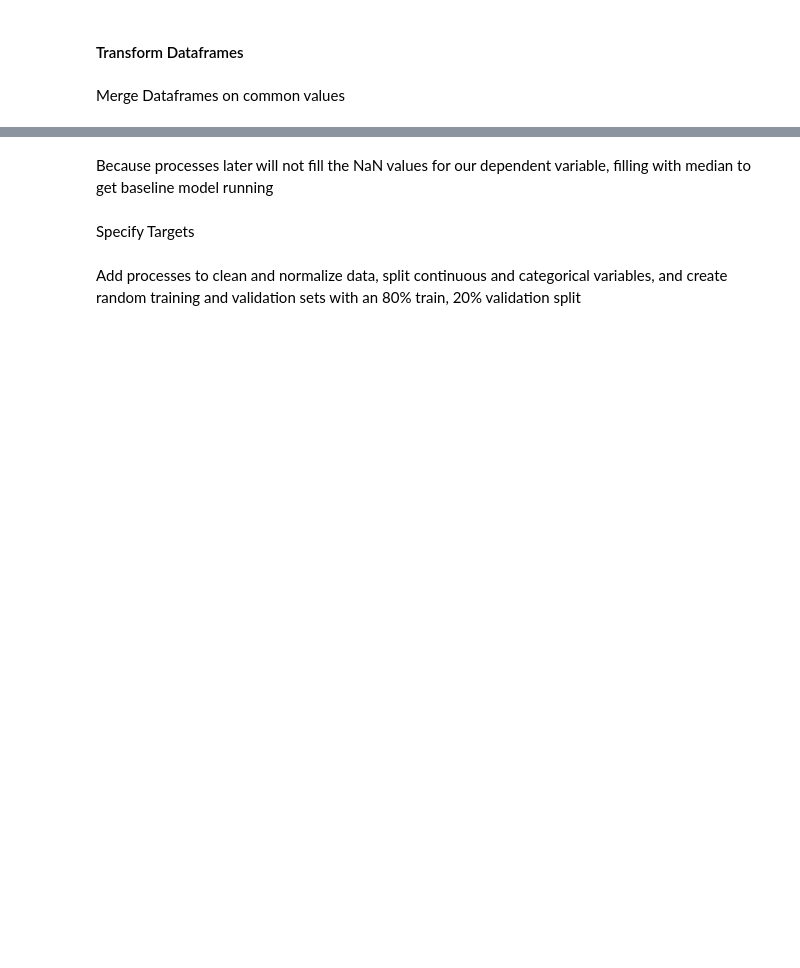
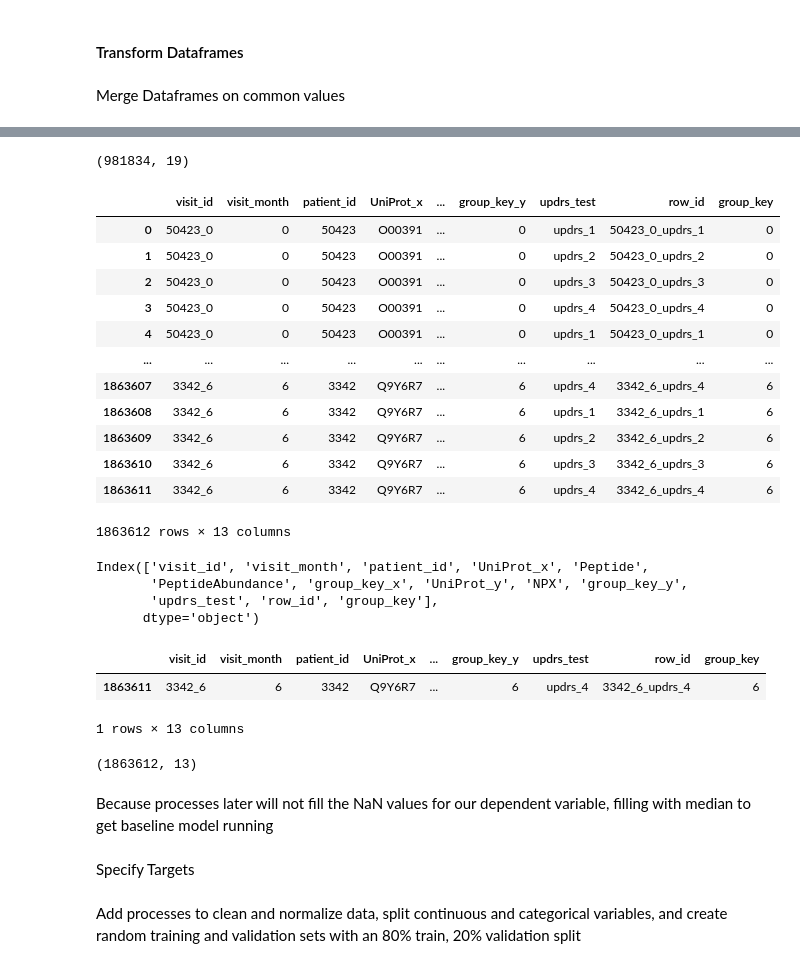
Before and after one commit to peterbull/parkinsons-progression, a Jupyter notebook: pb_parkinsons_prog.ipynb, the cells around one changed output, grey strips where cells are left out. Drawn from its saved outputs; the diff is of its cells as text; code cells hidden in the pictures; blank space fills up the shorter version.

```diff
--- a/pb_parkinsons_prog.ipynb
+++ b/pb_parkinsons_prog.ipynb
@@ -95,6 +97,6 @@ df_train_supplemental = pd.read_csv(path/"supplemental_clinical_data.csv", low_m
 Test Data
 # %%
 #| export
-df_train_proteins = pd.read_csv(path/"example_test_files/test_proteins.csv", low_memory=False)
-df_test_peptides = pd.read_csv(path/"example_test_files/test_peptides.csv", low_memory=False)
-df_test_updrs = pd.read_csv(path/"example_test_files/test.csv", low_memory=False)
+protein_test_df = pd.read_csv(path/"example_test_files/test_proteins.csv", low_memory=False)
+peptide_test_df = pd.read_csv(path/"example_test_files/test_peptides.csv", low_memory=False)
+updrs_test_df = pd.read_csv(path/"example_test_files/test.csv", low_memory=False)
@@ -105,6 +186,44 @@ Merge Dataframes on common values
+# %%
+df_train.shape
+# %% [output]
+(981834, 19)
 # %%
-#| export
-df_train = df_train_proteins.merge(df_train_clinical, on=['patient_id', 'visit_id', 'visit_month'], how='left')
+df_test = peptide_test_df.merge(protein_test_df, on=['patient_id', 'visit_id', 'visit_month'], how='left')
+# %%
+df_test = df_test.merge(updrs_test_df, on=['patient_id', 'visit_id', 'visit_month'], how='left')
+# %%
+df_test
+# %% [output]
+|  | visit_id | visit_month | patient_id | UniProt_x | ... | group_key_y | updrs_test | row_id | group_key |
+| 0 | 50423_0 | 0 | 50423 | O00391 | ... | 0 | updrs_1 | 50423_0_updrs_1 | 0 |
+| 1 | 50423_0 | 0 | 50423 | O00391 | ... | 0 | updrs_2 | 50423_0_updrs_2 | 0 |
+| 2 | 50423_0 | 0 | 50423 | O00391 | ... | 0 | updrs_3 | 50423_0_updrs_3 | 0 |
+| 3 | 50423_0 | 0 | 50423 | O00391 | ... | 0 | updrs_4 | 50423_0_updrs_4 | 0 |
+| 4 | 50423_0 | 0 | 50423 | O00391 | ... | 0 | updrs_1 | 50423_0_updrs_1 | 0 |
+| ... | ... | ... | ... | ... | ... | ... | ... | ... | ... |
+| 1863607 | 3342_6 | 6 | 3342 | Q9Y6R7 | ... | 6 | updrs_4 | 3342_6_updrs_4 | 6 |
+| 1863608 | 3342_6 | 6 | 3342 | Q9Y6R7 | ... | 6 | updrs_1 | 3342_6_updrs_1 | 6 |
+| 1863609 | 3342_6 | 6 | 3342 | Q9Y6R7 | ... | 6 | updrs_2 | 3342_6_updrs_2 | 6 |
+| 1863610 | 3342_6 | 6 | 3342 | Q9Y6R7 | ... | 6 | updrs_3 | 3342_6_updrs_3 | 6 |
+| 1863611 | 3342_6 | 6 | 3342 | Q9Y6R7 | ... | 6 | updrs_4 | 3342_6_updrs_4 | 6 |
+1863612 rows × 13 columns
+# %%
+df_test.columns
+# %% [output]
+Index(['visit_id', 'visit_month', 'patient_id', 'UniProt_x', 'Peptide',
+       'PeptideAbundance', 'group_key_x', 'UniProt_y', 'NPX', 'group_key_y',
+       'updrs_test', 'row_id', 'group_key'],
+      dtype='object')
+# %%
+df_test[-1:]
+# %% [output]
+|  | visit_id | visit_month | patient_id | UniProt_x | ... | group_key_y | updrs_test | row_id | group_key |
+| 1863611 | 3342_6 | 6 | 3342 | Q9Y6R7 | ... | 6 | updrs_4 | 3342_6_updrs_4 | 6 |
+1 rows × 13 columns
+# %%
+df_test.shape
+# %% [output]
+(1863612, 13)
 # %% [markdown]
 Because processes later will not fill the NaN values for our dependent variable, filling with median to get baseline model running
 # %%
```
Also changed, not shown: parts of 27 cells of this notebook.
